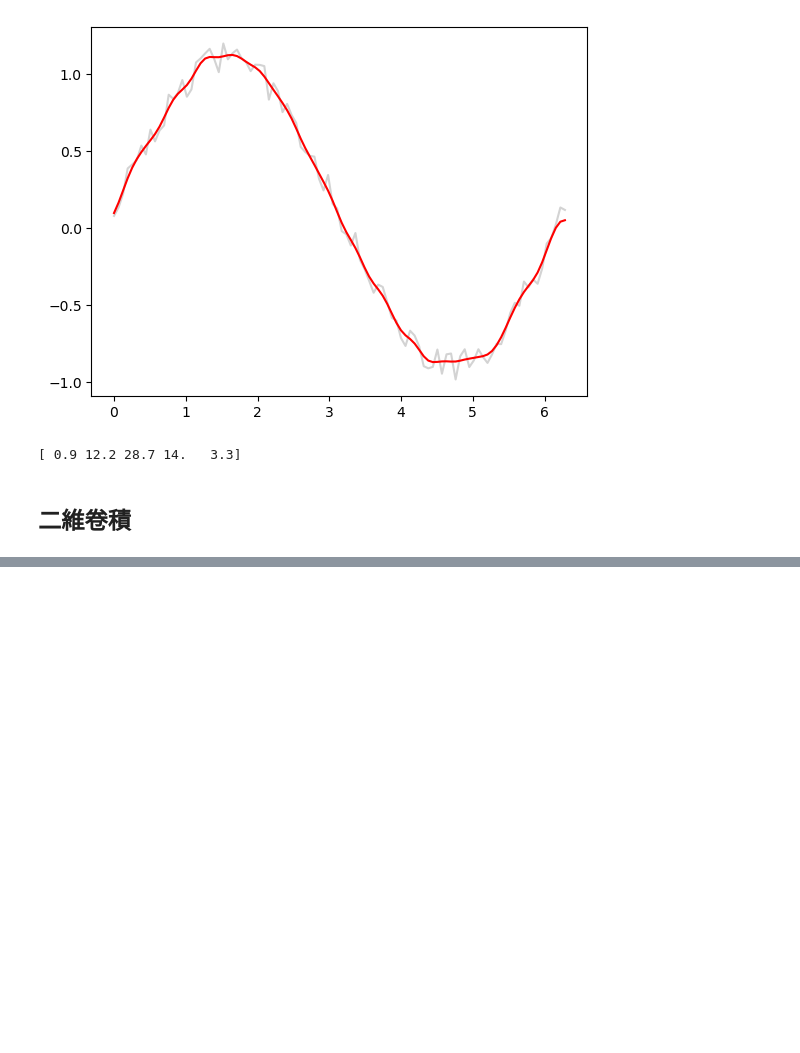
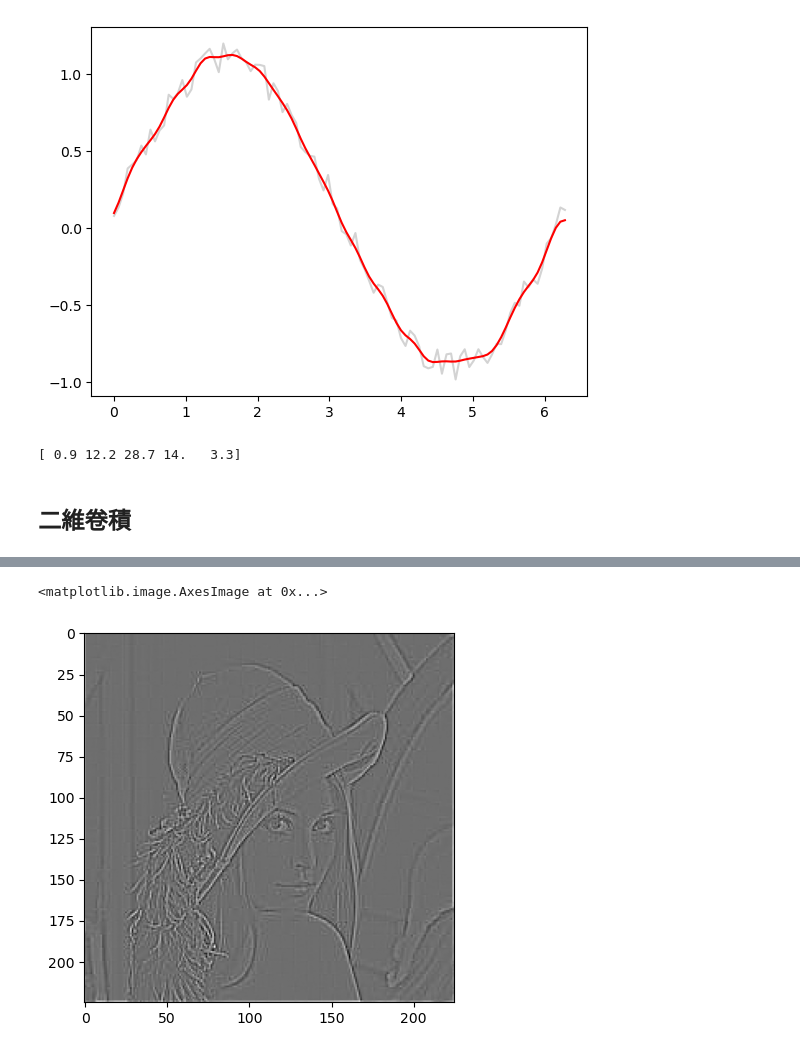
Before and after one commit to billy1125/Machine-Learning, a Jupyter notebook: Convolution.ipynb, the cells around one changed output, grey strips where cells are left out. Saved outputs shown, nothing was run; the diff lists cells and outputs as text; code cells hidden in the pictures; blank space fills up the shorter version.

```diff
--- a/Convolution.ipynb
+++ b/Convolution.ipynb
@@ -375,0 +481,17 @@ print("處理後影像大小：", image_sharpen.shape)
+# %%
+# 定義拉普拉斯卷積核 (Laplacian Kernel)
+# 這種 Kernel 的特性是中心點權重極大 (8)，周圍權重為負 (-1)
+# 它對影像中的「孤立點」或「細節邊緣」非常敏感
+kernel = np.array([[-1, -1, -1],
+                   [-1,  8, -1],
+                   [-1, -1, -1]])
+
+# 執行卷積運算，抓取影像中所有方向的邊緣線條
+edges = convolve2d_same(image, kernel)
+
+# 顯示偵測到的邊緣結果，並使用灰階顯示
+# 注意：這類運算產生的數值可能很大或出現負數，Matplotlib 會自動調整顯示範圍
+plt.imshow(edges, cmap=plt.cm.gray)
+# %% [output]
+<matplotlib.image.AxesImage at 0x...>
+[figure, added]
```
Also changed, not shown: parts of 12 cells of this notebook, 2 other files.
